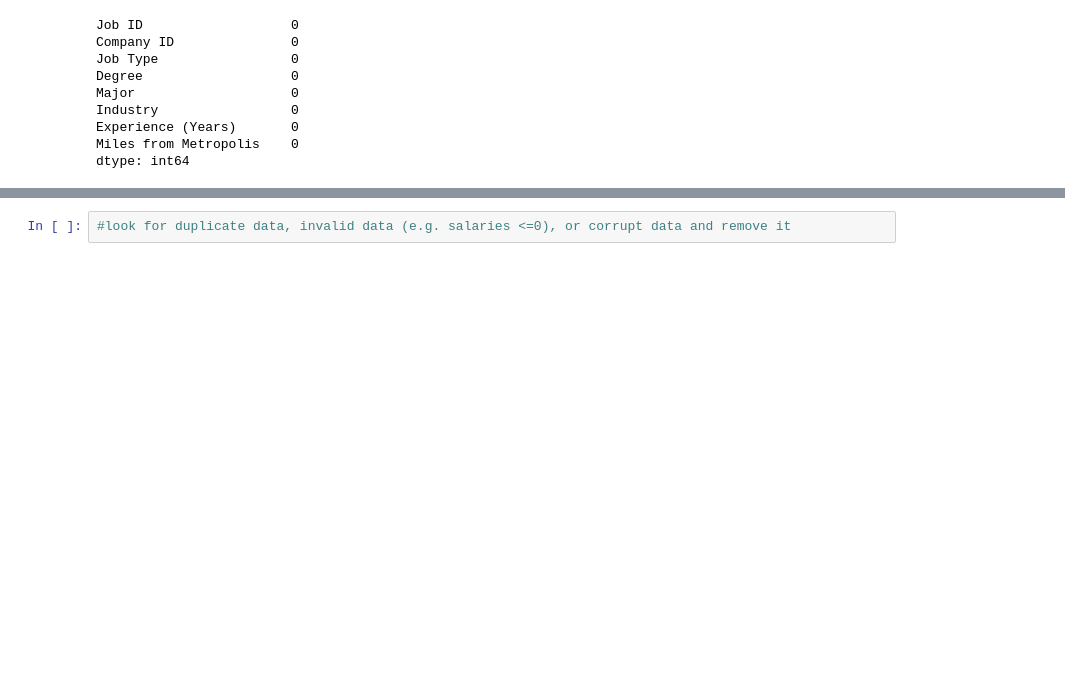
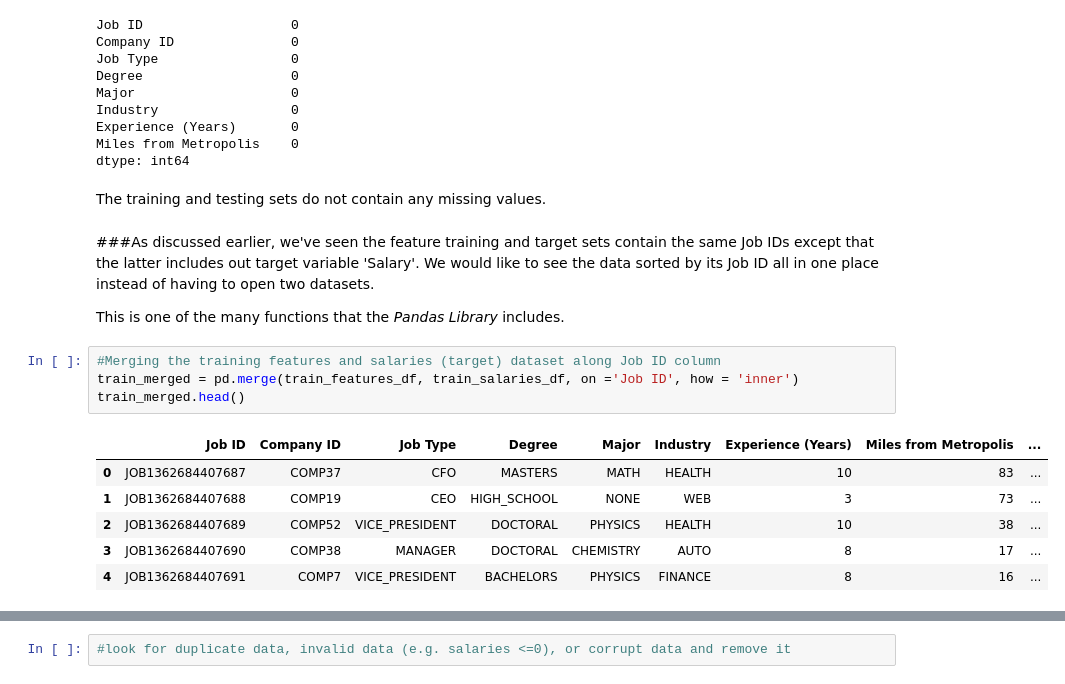
Before and after one commit to MrYoupiter/Salary_Prediction_Portfolio, a Jupyter notebook: SalaryPredictionProject.ipynb, the cells around one changed output, grey strips where cells are left out. Drawn from its saved outputs; the diff is of its cells as text; blank space fills up the shorter version.

```diff
--- a/SalaryPredictionProject.ipynb
+++ b/SalaryPredictionProject.ipynb
@@ -151,3 +153,20 @@ Industry                 0
 Experience (Years)       0
 Miles from Metropolis    0
 dtype: int64
+# %% [markdown]
+The training and testing sets do not contain any missing values.
+# %% [markdown]
+###As discussed earlier, we've seen the feature training and target sets contain the same Job IDs except that the latter includes out target variable 'Salary'. We would like to see the data sorted by its Job ID all in one place instead of having to open two datasets.
+
+This is one of the many functions that the *Pandas Library* includes.
+# %%
+#Merging the training features and salaries (target) dataset along Job ID column
+train_merged = pd.merge(train_features_df, train_salaries_df, on ='Job ID', how = 'inner')
+train_merged.head()
+# %% [output]
+|  | Job ID | Company ID | Job Type | Degree | Major | Industry | Experience (Years) | Miles from Metropolis | ... |
+| 0 | JOB1362684407687 | COMP37 | CFO | MASTERS | MATH | HEALTH | 10 | 83 | ... |
+| 1 | JOB1362684407688 | COMP19 | CEO | HIGH_SCHOOL | NONE | WEB | 3 | 73 | ... |
+| 2 | JOB1362684407689 | COMP52 | VICE_PRESIDENT | DOCTORAL | PHYSICS | HEALTH | 10 | 38 | ... |
+| 3 | JOB1362684407690 | COMP38 | MANAGER | DOCTORAL | CHEMISTRY | AUTO | 8 | 17 | ... |
+| 4 | JOB1362684407691 | COMP7 | VICE_PRESIDENT | BACHELORS | PHYSICS | FINANCE | 8 | 16 | ... |
```
Also changed, not shown: parts of 17 cells of this notebook.
